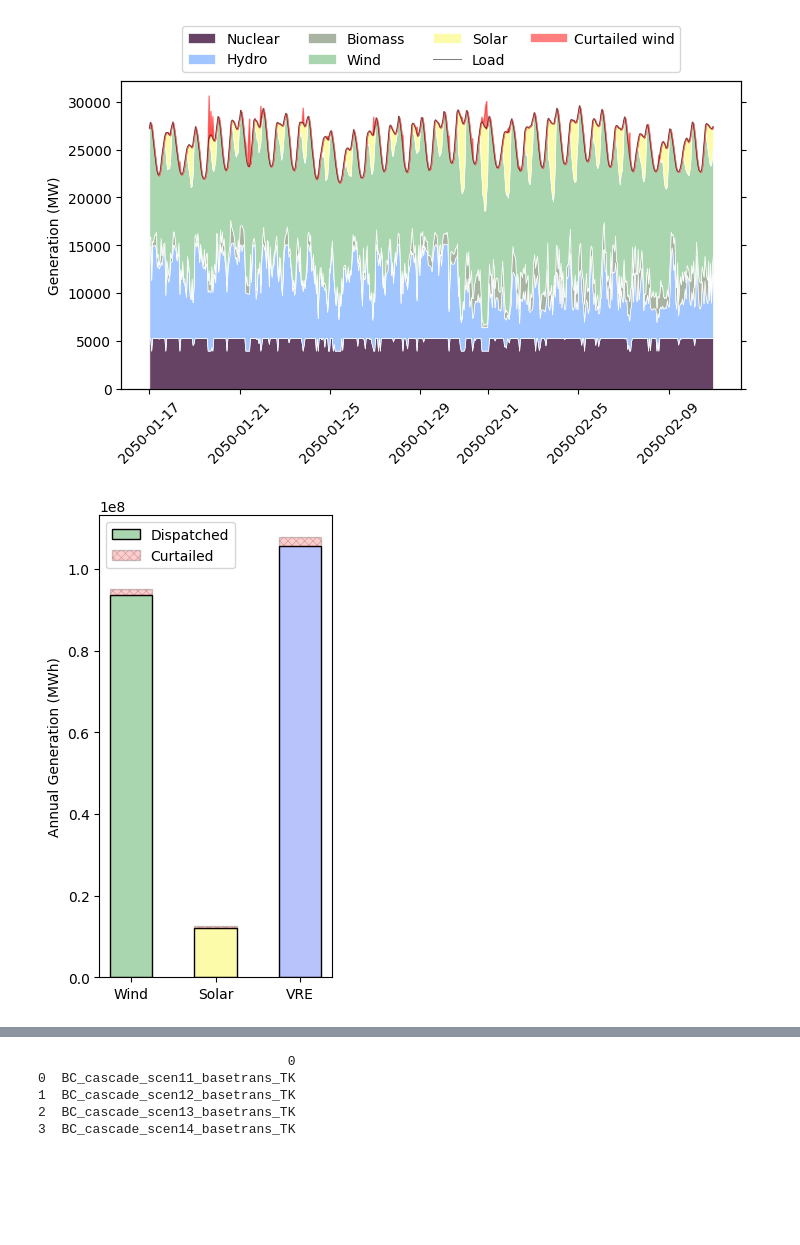
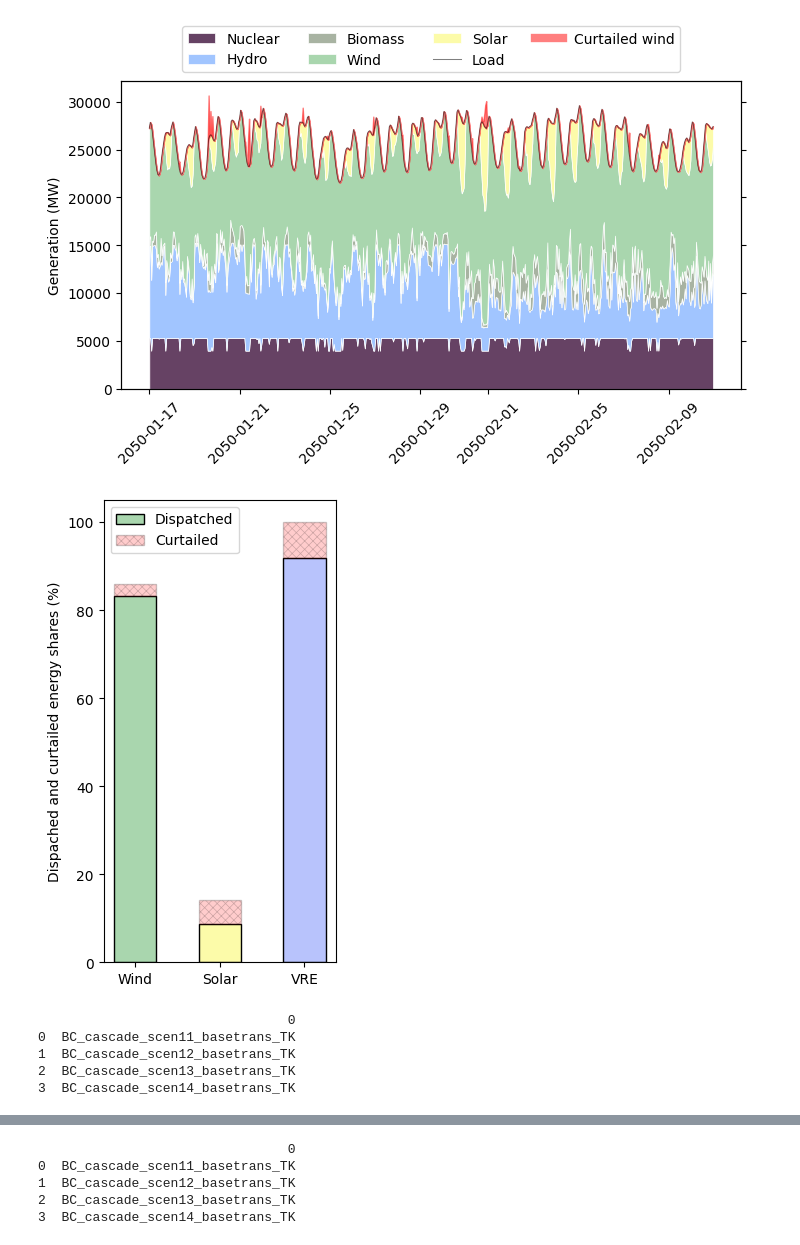
Before and after one commit to smmiri/COPPER_improvement, a Jupyter notebook: visualization/visualization_SILVER.ipynb, the cells around one changed output, grey strips where cells are left out. Cells and saved outputs as stored; diff of their text form; code cells hidden in the pictures; blank space fills up the shorter version.

```diff
--- a/visualization/visualization_SILVER.ipynb
+++ b/visualization/visualization_SILVER.ipynb
@@ -191,28 +191,62 @@ Length: 1442, dtype: float64
 # %%
 # Chart for total dispatched and curtailed wind and solar
 
 import matplotlib as mpl
 
 mpl.rcParams['hatch.linewidth'] = 0.5
 
 os.chdir(f'{output_dir}/{scenario}')
 
 plt.subplots(figsize=(3,6))
 curt_details = pd.read_excel(f'analysis_{file_name}.xlsx',sheet_name='Curtailment Details' , index_col=0)
-curt_details = 6*curt_details.iloc[0:1440,-9:].sum()
+curt_details = curt_details.iloc[0:1440,-9:].sum()
 x= ['Wind', 'Solar', 'VRE']
-y1, y2 = [curt_details[1], curt_details[4], curt_details[7]], [curt_details[2], curt_details[5], curt_details[8]]
+
+dis_wind = 100*(curt_details[1]/(curt_details[7]+curt_details[8]))
+dis_solar = 100*(curt_details[4]/(curt_details[7]+curt_details[8]))
+dis_vre = 100*(curt_details[7]/(curt_details[7]+curt_details[8]))
+curt_wind = 100*(curt_details[2]/(curt_details[7]+curt_details[8]))
+curt_solar = 100*(curt_details[5]/(curt_details[7]+curt_details[8]))
+curt_vre = 100*(curt_details[8]/(curt_details[7]+curt_details[8]))
+
+y1, y2 = [dis_wind, dis_solar, dis_vre], [curt_wind, curt_solar, curt_vre]
 
 barlist1 = plt.bar(x, y1, color=[colors['Wind'], colors['Solar'], colors['LB']],
                    edgecolor='black', label='Dispatched', width=0.5)
 barlist2 = plt.bar(x, y2, bottom=y1, color='red', alpha = 0.2,
                    edgecolor='black', hatch = 'xxxx',label='Curtailed', width=0.5)
-#plt.ylim(0, 1.1*(y1+y2))
+plt.ylim(0, 105)
 
-plt.ylabel('Annual Generation (MWh)')
+plt.ylabel('Dispached and curtailed energy shares (%)')
 plt.legend(loc='upper left')
 
 plt.savefig(f'{scenario.split(".")[0]}_curtailment.jpg', dpi=300, bbox_inches='tight')
 plt.show()
 # %% [output]
-[figure, old version]
+[figure, new version]
+# %%
+# Curtailment comparison between scenarios
+
+scn_db = pd.read_excel(f'{os.path.dirname(output_dir)}/scenarios_db.xlsx', sheet_name='scen', index_col=0)
+scn_db = scn_db.loc[:, 'Notes']
+
+scenarios = pd.DataFrame(glob(f'{output_dir}/*base*TK/', recursive=True))
+scenarios.sort_values(by=0, inplace=True)
+scens = []
+for scen in scenarios.iloc[:,0]:
+    scens.append(scen.split('/')[-2])
+scens = pd.DataFrame(scens)
+print(scens)
+scenarios = input('Enter scenarios to compare (separated by commas): ')
+scenarios = scenarios.split(',')
+scenarios = list(map(int, scenarios))
+
+import matplotlib as mpl
+
+mpl.rcParams['hatch.linewidth'] = 0.5
+# %% [output]
+                                0
+0  BC_cascade_scen11_basetrans_TK
+1  BC_cascade_scen12_basetrans_TK
+2  BC_cascade_scen13_basetrans_TK
+3  BC_cascade_scen14_basetrans_TK
```
Also changed, not shown: parts of 2 cells of this notebook, 5 other files.
